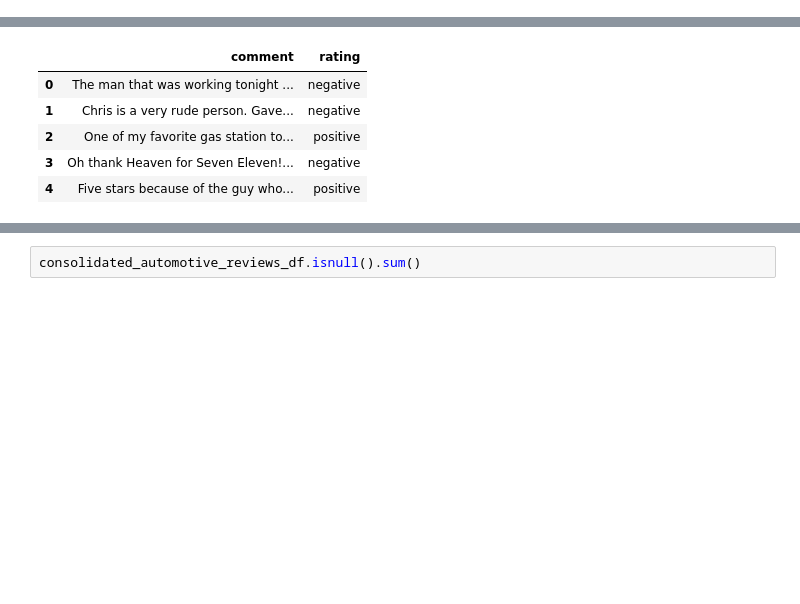
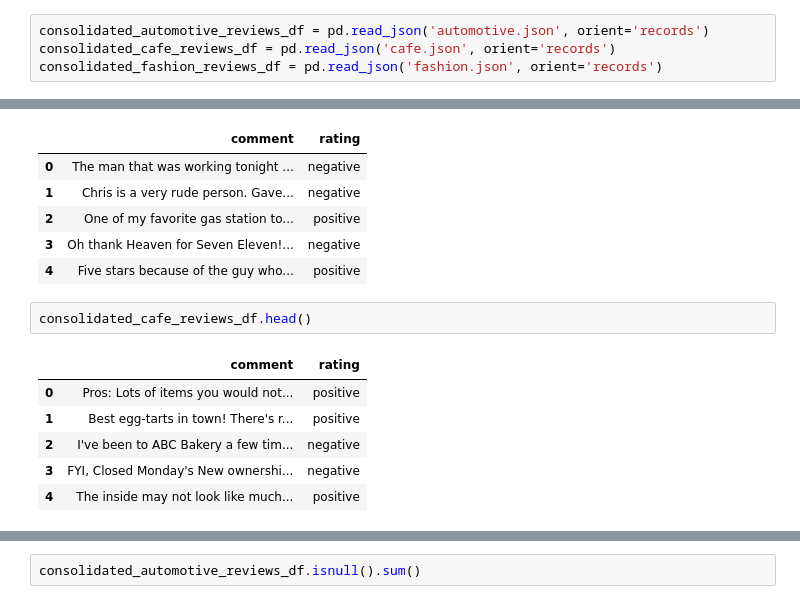
Before and after one commit to DaraLeonard/COMP47670-assignment2, a Jupyter notebook: COMP47670 Assignment 2 - Text Classification.ipynb, the cells around one changed output, grey strips where cells are left out. Drawn from its saved outputs; the diff is of its cells as text; blank space fills up the shorter version.

```diff
--- a/COMP47670 Assignment 2 - Text Classification.ipynb
+++ b/COMP47670 Assignment 2 - Text Classification.ipynb
@@ -65,0 +94,4 @@ consolidated_automotive_reviews_df.to_json('automotive.json', orient='records')
+# %%
+consolidated_automotive_reviews_df = pd.read_json('automotive.json', orient='records')
+consolidated_cafe_reviews_df = pd.read_json('cafe.json', orient='records')
+consolidated_fashion_reviews_df = pd.read_json('fashion.json', orient='records')
@@ -72,3 +106,12 @@ consolidated_automotive_reviews_df.head()
 | 2 | One of my favorite gas station to... | positive |
 | 3 | Oh thank Heaven for Seven Eleven!... | negative |
 | 4 | Five stars because of the guy who... | positive |
+# %%
+consolidated_cafe_reviews_df.head()
+# %% [output]
+|  | comment | rating |
+| 0 | Pros: Lots of items you would not... | positive |
+| 1 | Best egg-tarts in town! There's r... | positive |
+| 2 | I've been to ABC Bakery a few tim... | negative |
+| 3 | FYI, Closed Monday's New ownershi... | negative |
+| 4 | The inside may not look like much... | positive |
```
Also changed, not shown: parts of 82 cells of this notebook, 3 other files.
